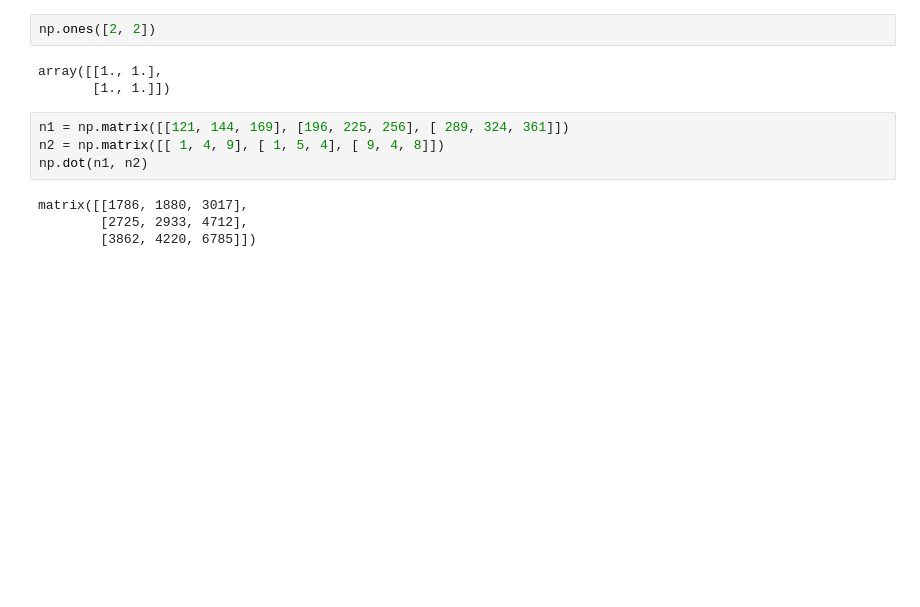
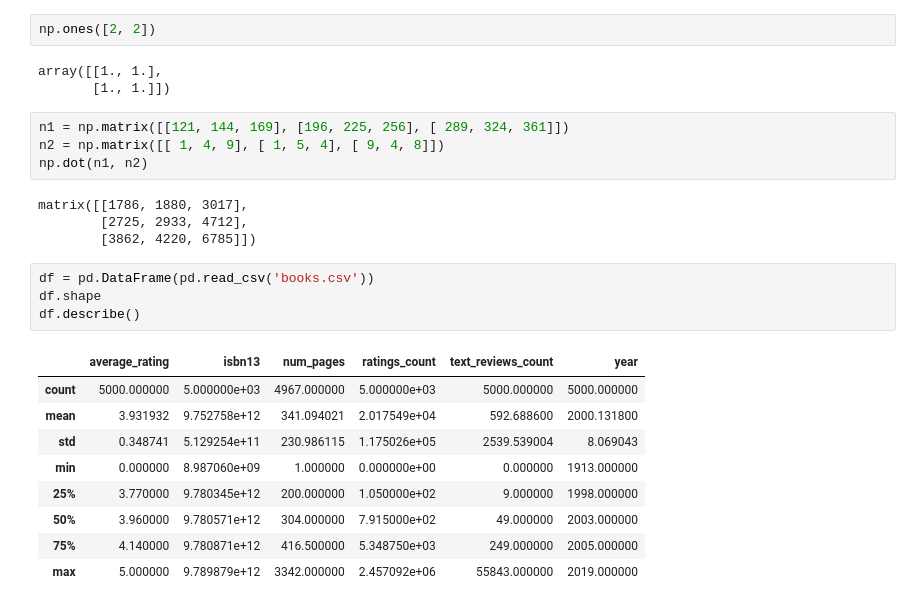
Before and after one commit to venkhatbalaji/pg-ai-ml, a Jupyter notebook: pg-ai-ml/Data Manipulations.ipynb, the cells around one changed output. Cells and saved outputs as stored; diff of their text form; blank space fills up the shorter version.

```diff
--- a/pg-ai-ml/Data Manipulations.ipynb
+++ b/pg-ai-ml/Data Manipulations.ipynb
@@ -495,3 +495,17 @@ np.dot(n1, n2)
 matrix([[1786, 1880, 3017],
         [2725, 2933, 4712],
         [3862, 4220, 6785]])
+# %%
+df = pd.DataFrame(pd.read_csv('books.csv'))
+df.shape
+df.describe()
+# %% [output]
+|  | average_rating | isbn13 | num_pages | ratings_count | text_reviews_count | year |
+| count | 5000.000000 | 5.000000e+03 | 4967.000000 | 5.000000e+03 | 5000.000000 | 5000.000000 |
+| mean | 3.931932 | 9.752758e+12 | 341.094021 | 2.017549e+04 | 592.688600 | 2000.131800 |
+| std | 0.348741 | 5.129254e+11 | 230.986115 | 1.175026e+05 | 2539.539004 | 8.069043 |
+| min | 0.000000 | 8.987060e+09 | 1.000000 | 0.000000e+00 | 0.000000 | 1913.000000 |
+| 25% | 3.770000 | 9.780345e+12 | 200.000000 | 1.050000e+02 | 9.000000 | 1998.000000 |
+| 50% | 3.960000 | 9.780571e+12 | 304.000000 | 7.915000e+02 | 49.000000 | 2003.000000 |
+| 75% | 4.140000 | 9.780871e+12 | 416.500000 | 5.348750e+03 | 249.000000 | 2005.000000 |
+| max | 5.000000 | 9.789879e+12 | 3342.000000 | 2.457092e+06 | 55843.000000 | 2019.000000 |
```
Also changed, not shown: parts of 14 cells of this notebook.
